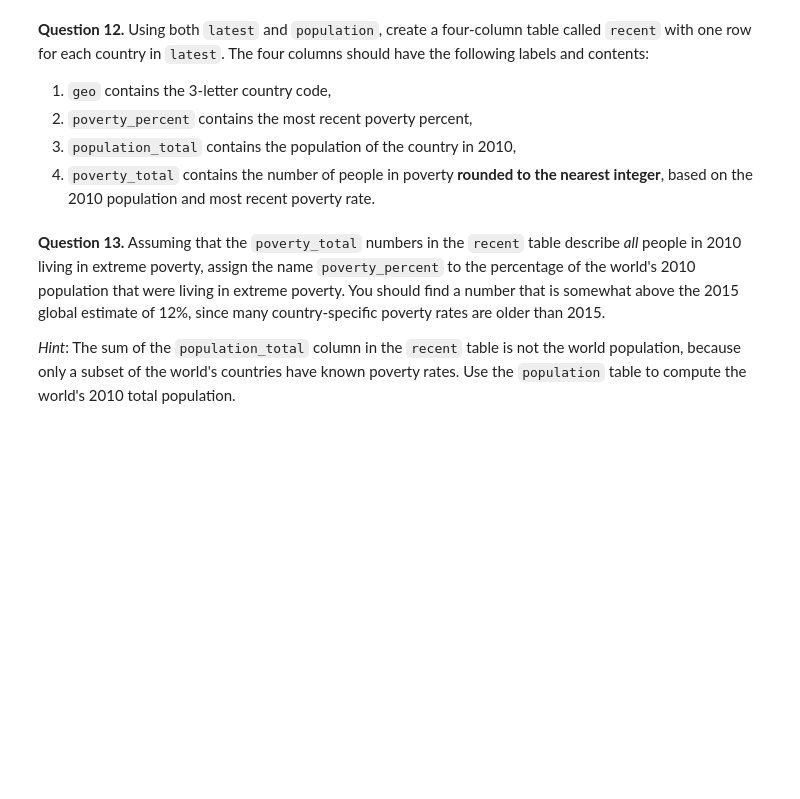
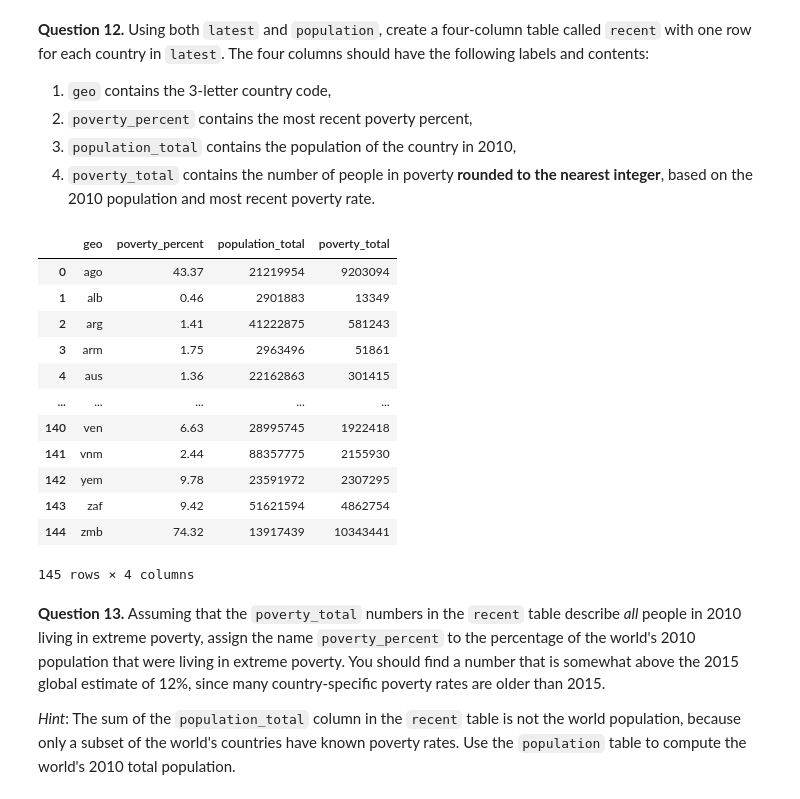
Before and after one commit to JoeFry15/ox-assignment-2, a Jupyter notebook: Second-Assignment.ipynb, the cells around one changed output. Cells and saved outputs as stored; diff of their text form; code cells hidden in the pictures; blank space fills up the shorter version.

Commit message:
Add povert.csv and look at 11 and 12

```diff
--- a/Second-Assignment.ipynb
+++ b/Second-Assignment.ipynb
@@ -456,10 +453,16 @@ FileNotFoundError: [Errno 2] No such file or directory: 'poverty.csv'
 def first(values):
     return values.item(0)
 
-latest = ...
+poverty_sorted = poverty.sort_values(by='time', ascending=[False])
+
+latest = poverty_sorted.groupby('geo').first().reset_index()
 
 # This line **should** work as it is, but you can change it
 # as you see fit
-latest.rename(
-    columns={0: 'geo', 1: 'time', 2: 'poverty_percent'}
-)
+##latest.rename(
+    ##columns={0: 'geo', 1: 'time', 2: 'poverty_percent'}
+##)
+
+latest.columns = ['geo', 'time', 'poverty_percent']
+
+latest
@@ -476,3 +489,22 @@ recent
+# %%
+poverty_and_pop = pd.merge(latest, population[population['time'] == 2010], on='geo')
+recent = poverty_and_pop[['geo', 'poverty_percent', 'population_total']].copy()
+recent['poverty_total'] = recent.apply(lambda x: round(x['poverty_percent'] * x['population_total'] / 100), axis=1)
+recent
+# %% [output]
+|  | geo | poverty_percent | population_total | poverty_total |
+| 0 | ago | 43.37 | 21219954 | 9203094 |
+| 1 | alb | 0.46 | 2901883 | 13349 |
+| 2 | arg | 1.41 | 41222875 | 581243 |
+| 3 | arm | 1.75 | 2963496 | 51861 |
+| 4 | aus | 1.36 | 22162863 | 301415 |
+| ... | ... | ... | ... | ... |
+| 140 | ven | 6.63 | 28995745 | 1922418 |
+| 141 | vnm | 2.44 | 88357775 | 2155930 |
+| 142 | yem | 9.78 | 23591972 | 2307295 |
+| 143 | zaf | 9.42 | 51621594 | 4862754 |
+| 144 | zmb | 74.32 | 13917439 | 10343441 |
+145 rows × 4 columns
 # %% [markdown]
 **Question 13.** Assuming that the `poverty_total` numbers in the `recent` table describe *all* people in 2010 living in extreme poverty, assign the name `poverty_percent` to the percentage of the world's 2010 population that were living in extreme poverty. You should find a number that is somewhat above the 2015 global estimate of 12%, since many country-specific poverty rates are older than 2015.
 
```
Also changed, not shown: parts of 5 cells of this notebook, 1 other file.
